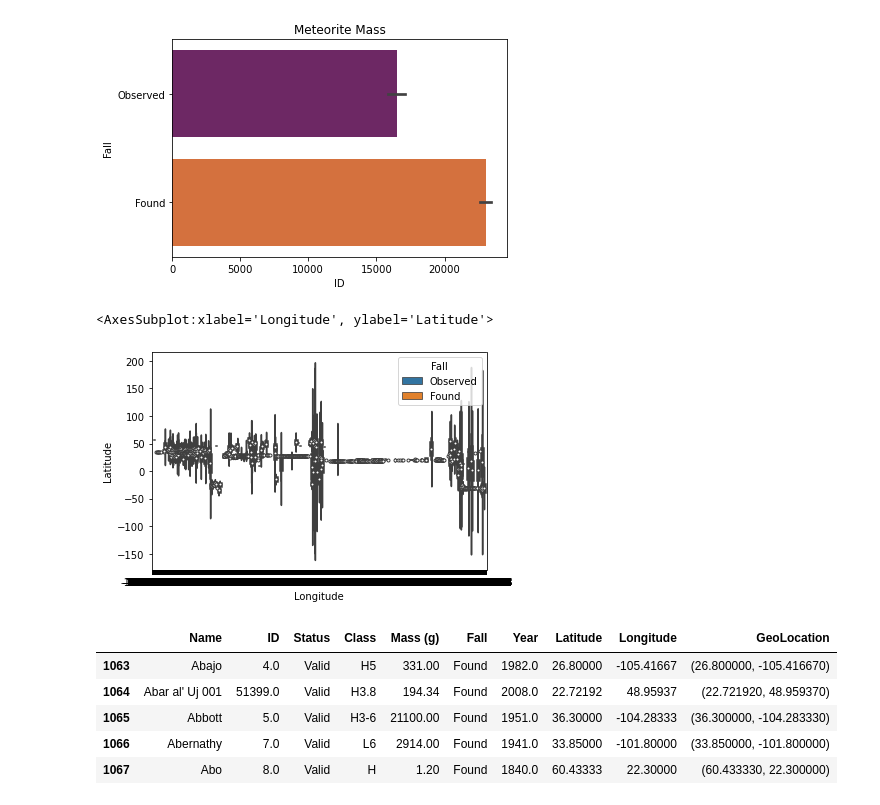
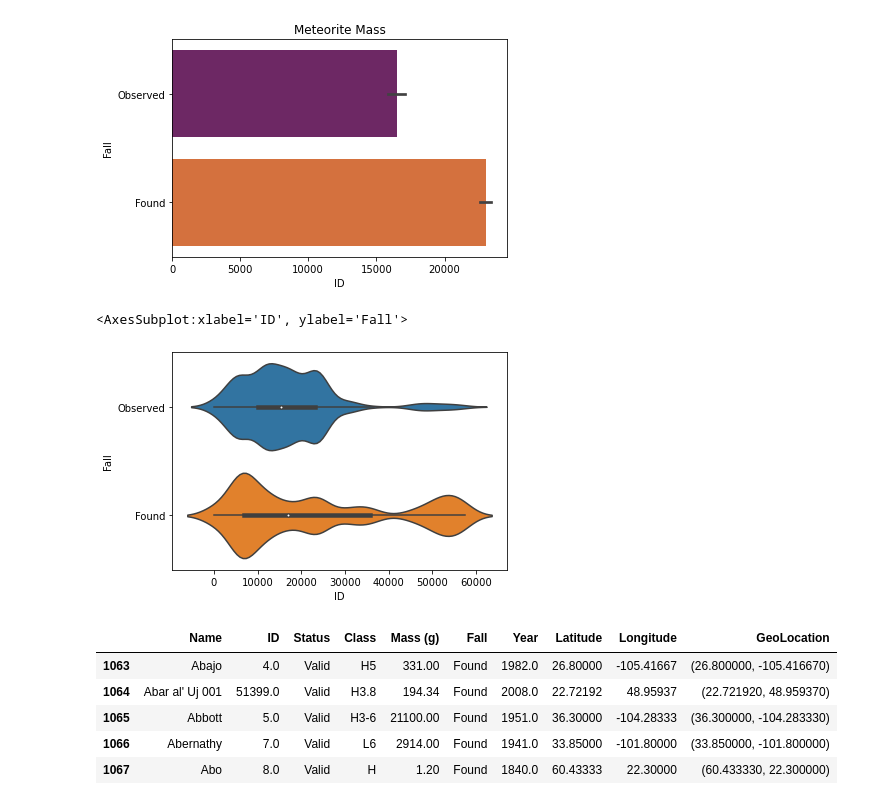
Before and after one commit to data301-2020-winter2/course-project-group_1008, a Jupyter notebook: analysis/Laura/milestone2.ipynb, the cells around one changed output. Drawn from its saved outputs; the diff is of its cells as text; code cells hidden in the pictures.

```diff
--- a/analysis/Laura/milestone2.ipynb
+++ b/analysis/Laura/milestone2.ipynb
@@ -128,10 +139,10 @@ sns.barplot(x="ID", y="Fall", palette="inferno", data=dfnew).set_title("Meteorit
 Text(0.5, 1.0, 'Meteorite Mass')
 [figure]
 # %%
-sns.violinplot(x="Longitude", y="Latitude", hue="Fall", data=dfnew)
+sns.violinplot(x="ID", y="Fall", data=dfnew)
 # %% [output]
-<AxesSubplot:xlabel='Longitude', ylabel='Latitude'>
+<AxesSubplot:xlabel='ID', ylabel='Fall'>
-[figure, old version]
+[figure, new version]
 # %%
 dfFound=dfnew[dfnew['Fall']=='Found']
 dfSeen = dfnew[dfnew['Fall']== 'Observed']
```
Also changed, not shown: parts of 5 cells of this notebook, 1 other file.
